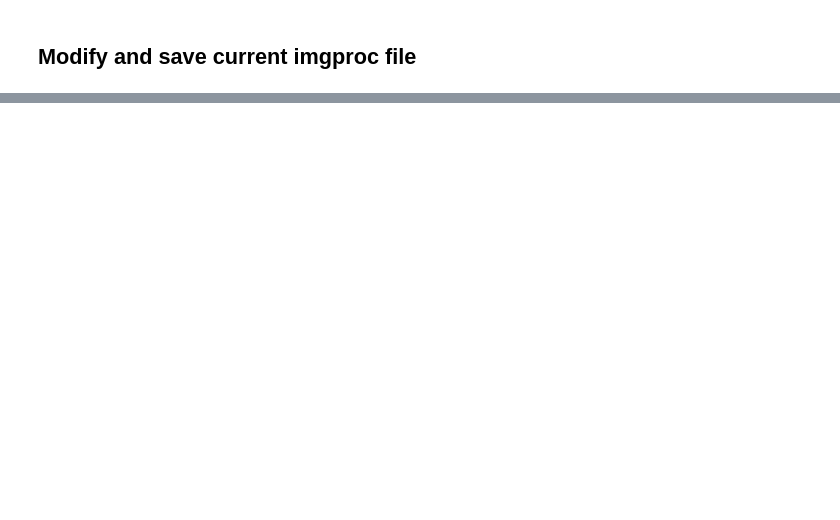
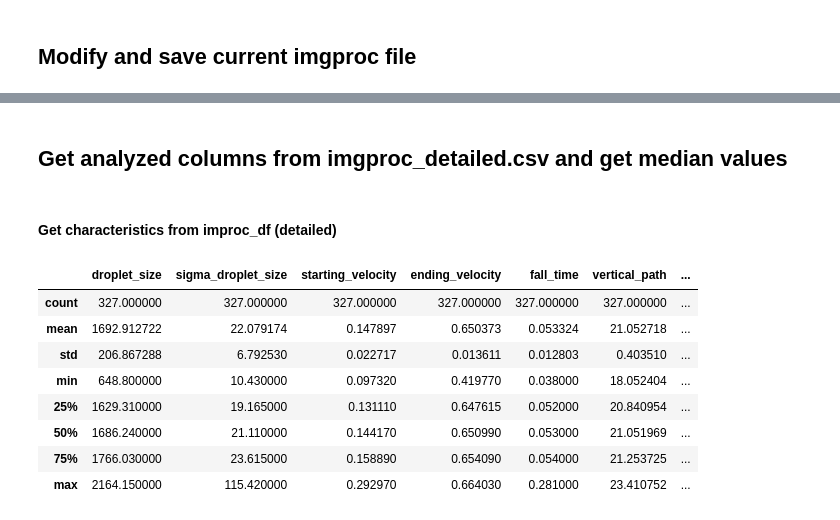
Before and after one commit to mvulf/ICELOAD_Experiment, a Jupyter notebook: dropletsGenerating/dataframeAnalyzing/ImgProc_analyzer.ipynb, the cells around one changed output, grey strips where cells are left out. Drawn from its saved outputs; the diff is of its cells as text; code cells hidden in the pictures; blank space fills up the shorter version.

```diff
--- a/dropletsGenerating/dataframeAnalyzing/ImgProc_analyzer.ipynb
+++ b/dropletsGenerating/dataframeAnalyzing/ImgProc_analyzer.ipynb
@@ -160,3 +229,39 @@ display(new_improc_df)
 # save results
 save_name = 'imgproc_detailed.csv'
 new_improc_df.to_csv(os.path.join(imgproc_path,save_name),index=False)
+# %% [markdown]
+## Get analyzed columns from imgproc_detailed.csv and get median values
+# %% [markdown]
+#### Get characteristics from improc_df (detailed)
+# %%
+improc_df = new_improc_df
+
+# function of getting characteristics from improc_df
+part_df['fall_time'] = None
+part_df['vertical_path'] = None
+part_df['max_horizontal_deviation'] = None
+
+def get_improc_params(row):
+    # analyze only Single-droplets rows
+    if row['droplet_count'] != 1:
+        return row
+    # time in seconds
+    row['fall_time'] = improc_df[(improc_df['test']==row['test'])&(improc_df['crop']==row['crop'])]['time'].max()
+    # path and deviation in mm
+    row['vertical_path'] = improc_df[(improc_df['test']==row['test'])&(improc_df['crop']==row['crop'])]['del_y'].max()
+    row['max_horizontal_deviation'] = improc_df[(improc_df['test']==row['test'])&(improc_df['crop']==row['crop'])]['del_x'].apply(abs).max()
+    return row
+
+part_df = part_df.apply(get_improc_params, axis=1)
+display(part_df[part_df['droplet_count']==1][['droplet_size','sigma_droplet_size',
+'starting_velocity','ending_velocity','fall_time','vertical_path', 'max_horizontal_deviation']].describe())
+# %% [output]
+|  | droplet_size | sigma_droplet_size | starting_velocity | ending_velocity | fall_time | vertical_path | ... |
+| count | 327.000000 | 327.000000 | 327.000000 | 327.000000 | 327.000000 | 327.000000 | ... |
+| mean | 1692.912722 | 22.079174 | 0.147897 | 0.650373 | 0.053324 | 21.052718 | ... |
+| std | 206.867288 | 6.792530 | 0.022717 | 0.013611 | 0.012803 | 0.403510 | ... |
+| min | 648.800000 | 10.430000 | 0.097320 | 0.419770 | 0.038000 | 18.052404 | ... |
+| 25% | 1629.310000 | 19.165000 | 0.131110 | 0.647615 | 0.052000 | 20.840954 | ... |
+| 50% | 1686.240000 | 21.110000 | 0.144170 | 0.650990 | 0.053000 | 21.051969 | ... |
+| 75% | 1766.030000 | 23.615000 | 0.158890 | 0.654090 | 0.054000 | 21.253725 | ... |
+| max | 2164.150000 | 115.420000 | 0.292970 | 0.664030 | 0.281000 | 23.410752 | ... |
```
Also changed, not shown: parts of 18 cells of this notebook, 8 other files.
